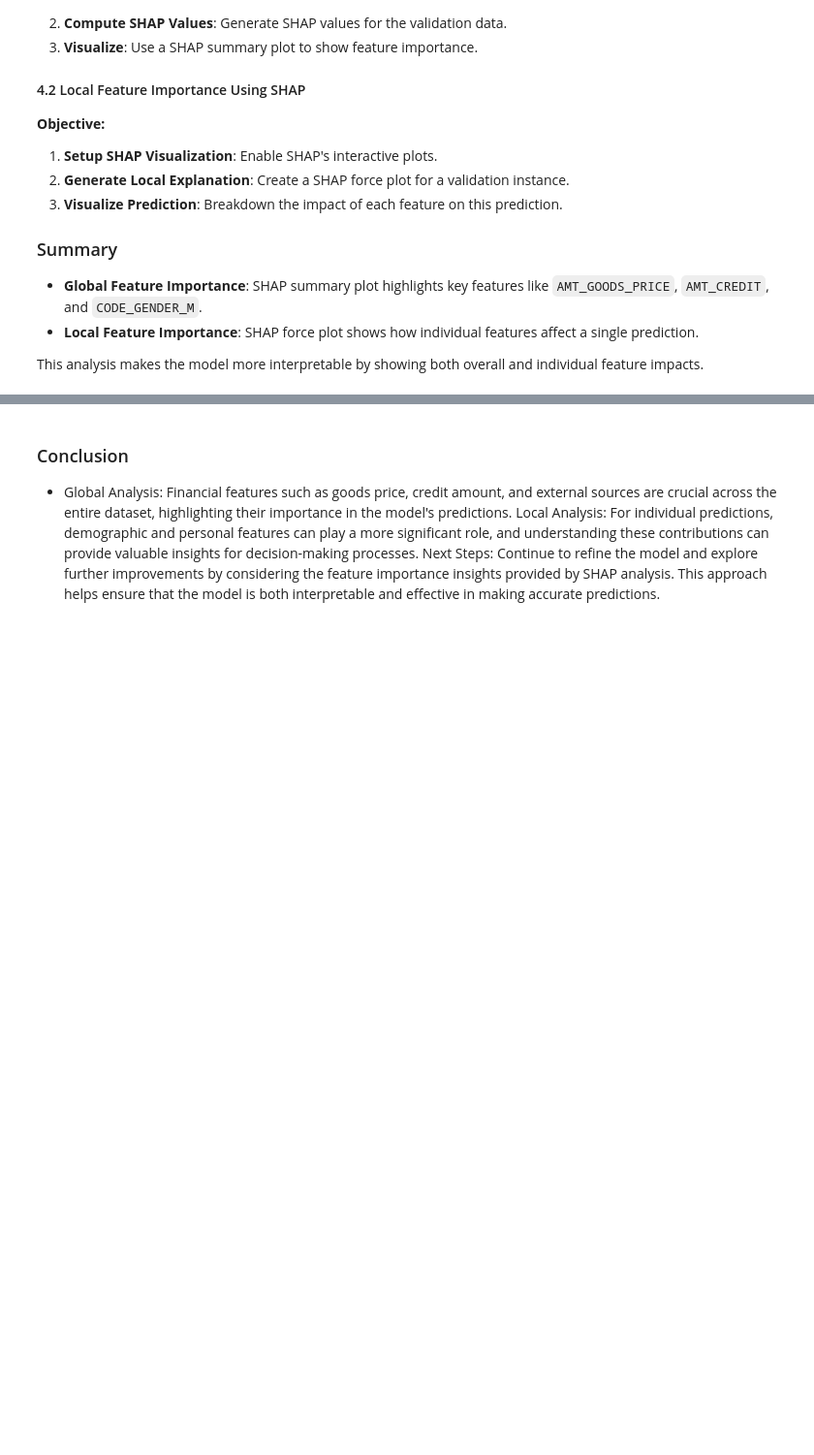
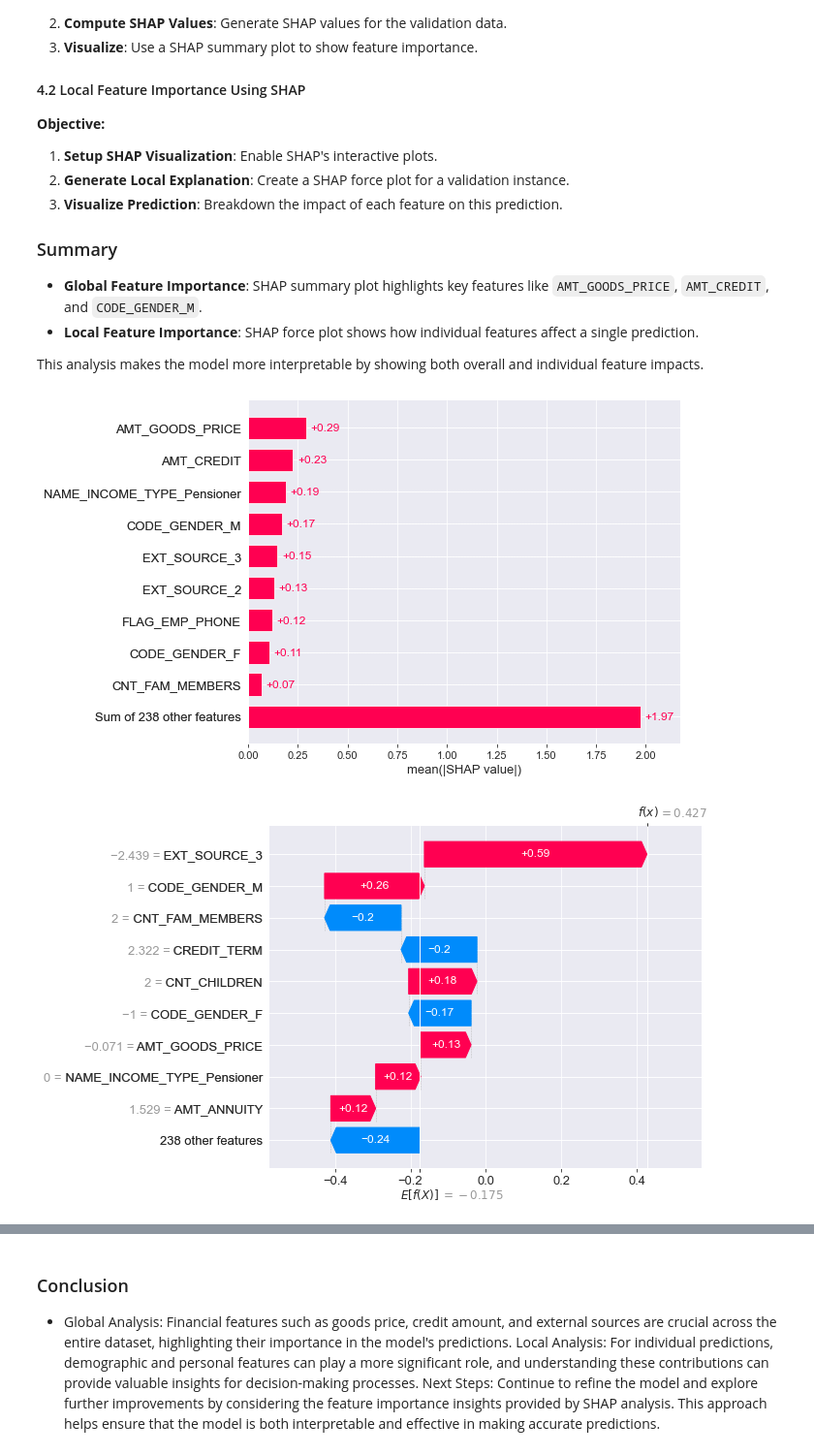
Before and after one commit to preudh/OC_IA_P4_Build_a_scoring_model, a Jupyter notebook: notebooks/Preudhomme_Patrice_notebook_modelisation_062024.ipynb, the cells around one changed output, grey strips where cells are left out. Shown at 97% size. Cells and saved outputs as stored; diff of their text form; code cells hidden in the pictures; blank space fills up the shorter version.

Commit message:
shap features name

```diff
--- a/notebooks/Preudhomme_Patrice_notebook_modelisation_062024.ipynb
+++ b/notebooks/Preudhomme_Patrice_notebook_modelisation_062024.ipynb
@@ -768,4 +766,47 @@ weighted avg       0.89      0.82      0.85     61503
 - **Local Feature Importance**: SHAP force plot shows how individual features affect a single prediction.
 
 This analysis makes the model more interpretable by showing both overall and individual feature impacts.
+# %%
+import shap
+import pandas as pd
+import numpy as np
+from sklearn.pipeline import Pipeline
+from sklearn.preprocessing import RobustScaler
+
+# Ensure X_train and X_val are DataFrames with column names
+if not isinstance(X_train, pd.DataFrame):
+    X_train = pd.DataFrame(X_train, columns=app_train_domain.drop(columns=['TARGET']).columns)
+if not isinstance(X_val, pd.DataFrame):
+    X_val = pd.DataFrame(X_val, columns=app_train_domain.drop(columns=['TARGET']).columns)
+
+# Extract the classifier from the best pipeline
+classifier = best_model_final.named_steps['classifier']
+
+# Create a new pipeline for preprocessing (excluding the classifier)
+preprocessor = Pipeline(steps=best_model_final.steps[:-1])  # All steps except the last classifier
+
+# Fit the preprocessor with the names of the features
+preprocessor.fit(X_train)
+
+# Transform the data with the preprocessor
+X_train_preprocessed = preprocessor.transform(X_train)
+X_val_preprocessed = preprocessor.transform(X_val)
+
+# Convert the preprocessed data back to DataFrame to retain feature names
+X_train_preprocessed_df = pd.DataFrame(X_train_preprocessed, columns=X_train.columns)
+X_val_preprocessed_df = pd.DataFrame(X_val_preprocessed, columns=X_val.columns)
+
+# SHAP analysis
+explainer = shap.Explainer(classifier, X_train_preprocessed_df)
+shap_values = explainer(X_val_preprocessed_df)
+
+# 4.1 Global Feature Importance Using SHAP
+shap.plots.bar(shap_values)
+
+# 4.2 Local Feature Importance Using SHAP
+# Visualize the first prediction's explanation
+shap.plots.waterfall(shap_values[0])
+# %% [output]
+[figure, added]
+[figure, added]
 # %%
```
Also changed, not shown: parts of 8 cells of this notebook.
